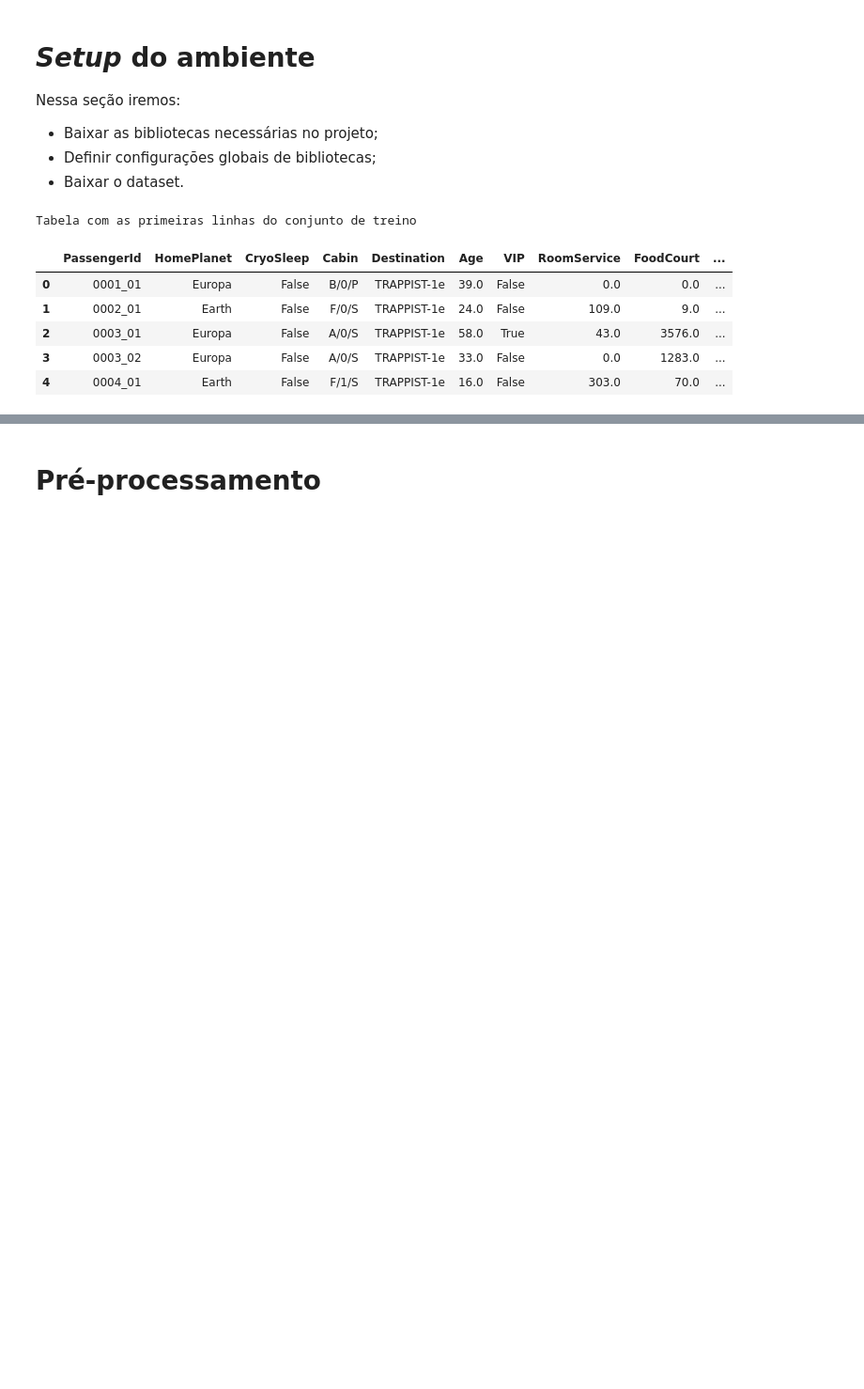
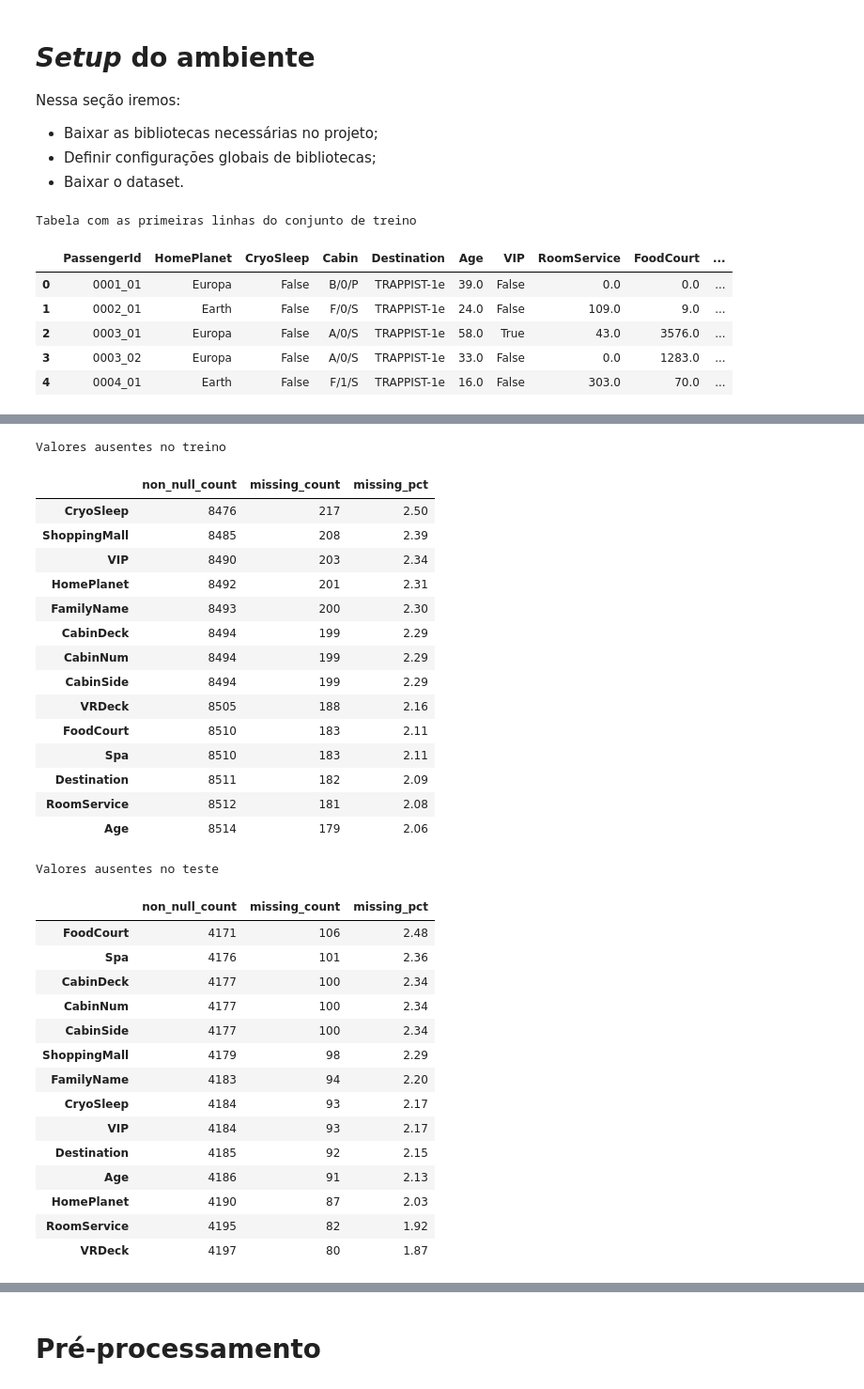
Before and after one commit to gabrafo/MineracaoDeDados, a Jupyter notebook: notebook.ipynb, the cells around one changed output, grey strips where cells are left out. Shown at 94% size. Cells and saved outputs as stored; diff of their text form; code cells hidden in the pictures; blank space fills up the shorter version.

```diff
--- a/notebook.ipynb
+++ b/notebook.ipynb
@@ -672,0 +272,55 @@ A partir das tabelas e gráficos da EDA, os principais aprendizados são:
+# %%
+# Função auxiliar: resumo de valores nulos e não nulos por coluna
+def missing_summary(df):
+    missing = df.isna().sum()
+    non_null = df.notna().sum()
+    out = pd.DataFrame(
+        {
+            "non_null_count": non_null,
+            "missing_count": missing,
+            "missing_pct": (missing / len(df) * 100).round(2),
+        }
+    )
+    return out.sort_values(["missing_count", "missing_pct"], ascending=False)
+
+missing_eda = missing_summary(eda)
+missing_test = missing_summary(eda_test)
+
+print("Valores ausentes no treino")
+display(missing_eda[missing_eda["missing_count"] > 0])
+
+print("Valores ausentes no teste")
+display(missing_test[missing_test["missing_count"] > 0])
+# %% [output]
+Valores ausentes no treino
+|  | non_null_count | missing_count | missing_pct |
+| CryoSleep | 8476 | 217 | 2.50 |
+| ShoppingMall | 8485 | 208 | 2.39 |
+| VIP | 8490 | 203 | 2.34 |
+| HomePlanet | 8492 | 201 | 2.31 |
+| FamilyName | 8493 | 200 | 2.30 |
+| CabinDeck | 8494 | 199 | 2.29 |
+| CabinNum | 8494 | 199 | 2.29 |
+| CabinSide | 8494 | 199 | 2.29 |
+| VRDeck | 8505 | 188 | 2.16 |
+| FoodCourt | 8510 | 183 | 2.11 |
+| Spa | 8510 | 183 | 2.11 |
+| Destination | 8511 | 182 | 2.09 |
+| RoomService | 8512 | 181 | 2.08 |
+| Age | 8514 | 179 | 2.06 |
+Valores ausentes no teste
+|  | non_null_count | missing_count | missing_pct |
+| FoodCourt | 4171 | 106 | 2.48 |
+| Spa | 4176 | 101 | 2.36 |
+| CabinDeck | 4177 | 100 | 2.34 |
+| CabinNum | 4177 | 100 | 2.34 |
+| CabinSide | 4177 | 100 | 2.34 |
+| ShoppingMall | 4179 | 98 | 2.29 |
+| FamilyName | 4183 | 94 | 2.20 |
+| CryoSleep | 4184 | 93 | 2.17 |
+| VIP | 4184 | 93 | 2.17 |
+| Destination | 4185 | 92 | 2.15 |
+| Age | 4186 | 91 | 2.13 |
+| HomePlanet | 4190 | 87 | 2.03 |
+| RoomService | 4195 | 82 | 1.92 |
+| VRDeck | 4197 | 80 | 1.87 |
```
Also changed, not shown: parts of 62 cells of this notebook, 1 other file.
